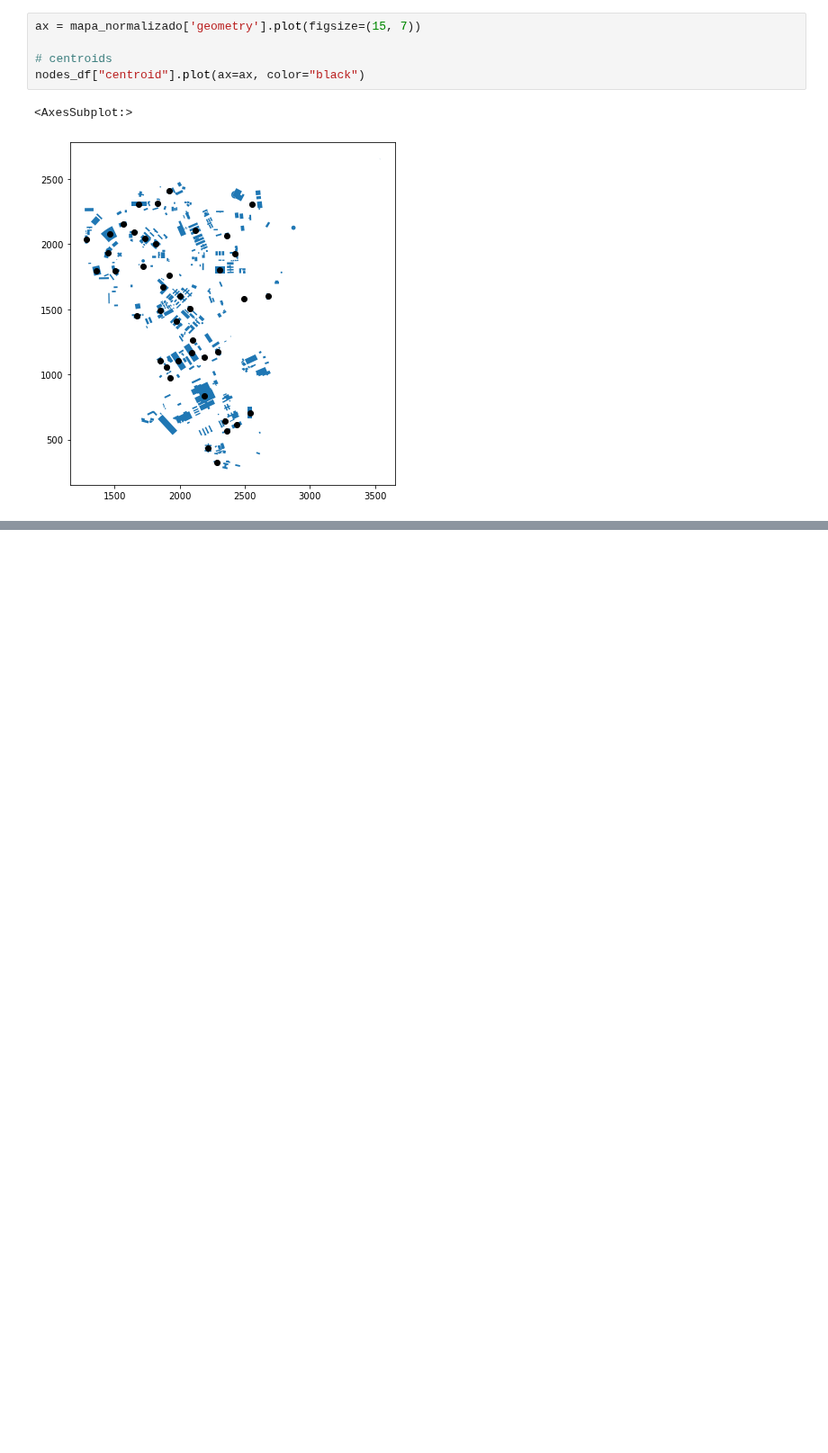
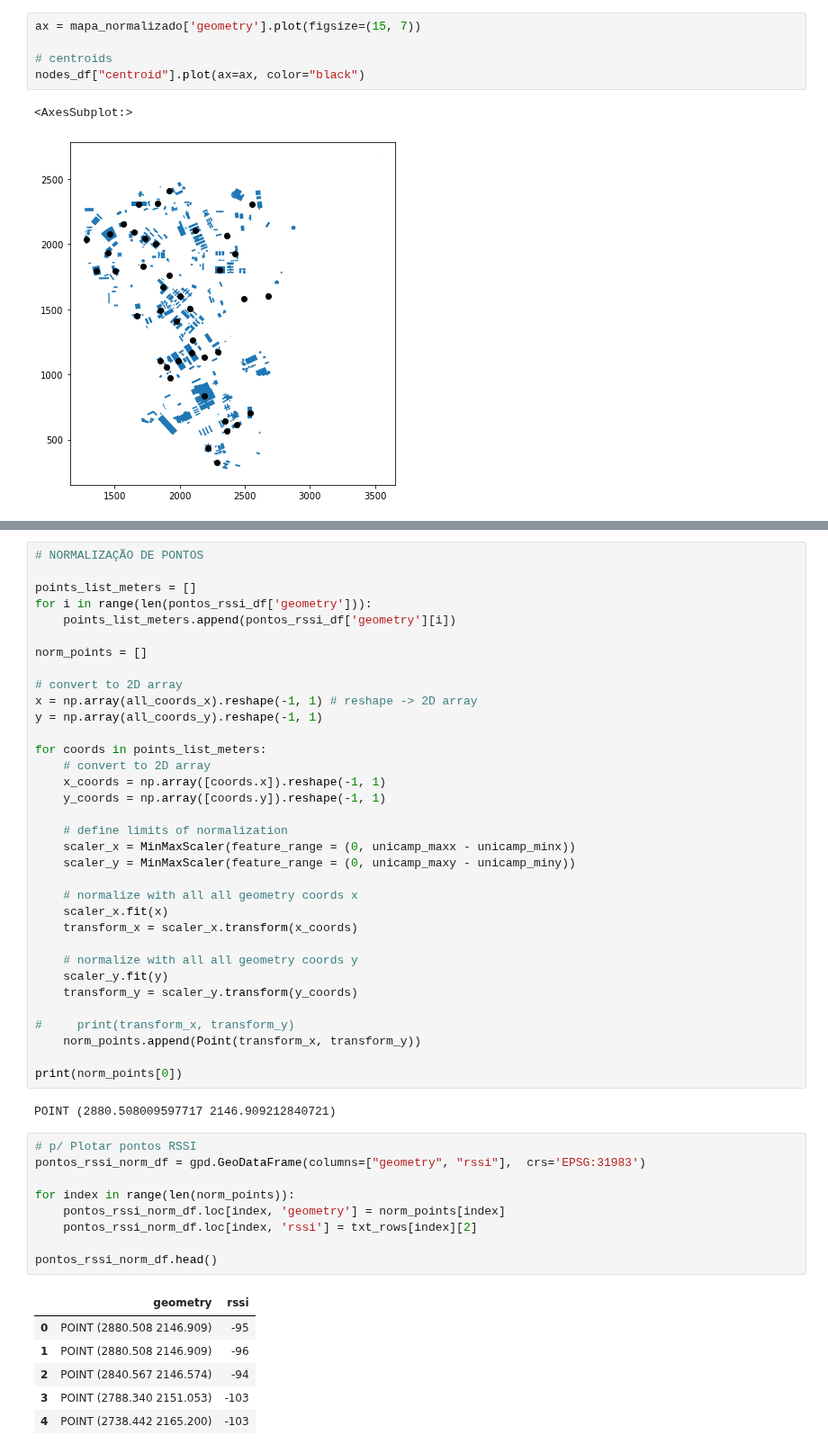
Before and after one commit to wasp-lahis/ns3-bmap, a Jupyter notebook: NS3/obstacle_exp/create-unicamp-datasets.ipynb, the cells around one changed output, grey strips where cells are left out. Shown at 90% size. Saved outputs shown, nothing was run; the diff lists cells and outputs as text; blank space fills up the shorter version.

```diff
--- a/NS3/obstacle_exp/create-unicamp-datasets.ipynb
+++ b/NS3/obstacle_exp/create-unicamp-datasets.ipynb
@@ -1433,0 +1541,52 @@ nodes_df["centroid"].plot(ax=ax, color="black")
+# %%
+# NORMALIZAÇÃO DE PONTOS
+
+points_list_meters = []
+for i in range(len(pontos_rssi_df['geometry'])):
+    points_list_meters.append(pontos_rssi_df['geometry'][i])
+
+norm_points = []
+
+# convert to 2D array
+x = np.array(all_coords_x).reshape(-1, 1) # reshape -> 2D array
+y = np.array(all_coords_y).reshape(-1, 1)
+
+for coords in points_list_meters:
+    # convert to 2D array
+    x_coords = np.array([coords.x]).reshape(-1, 1)
+    y_coords = np.array([coords.y]).reshape(-1, 1)
+
+    # define limits of normalization
+    scaler_x = MinMaxScaler(feature_range = (0, unicamp_maxx - unicamp_minx))
+    scaler_y = MinMaxScaler(feature_range = (0, unicamp_maxy - unicamp_miny))
+
+    # normalize with all all geometry coords x
+    scaler_x.fit(x)
+    transform_x = scaler_x.transform(x_coords)
+
+    # normalize with all all geometry coords y
+    scaler_y.fit(y)
+    transform_y = scaler_y.transform(y_coords)
+
+#     print(transform_x, transform_y)
+    norm_points.append(Point(transform_x, transform_y))
+
+print(norm_points[0])
+# %% [output]
+POINT (2880.508009597717 2146.909212840721)
+# %%
+# p/ Plotar pontos RSSI
+pontos_rssi_norm_df = gpd.GeoDataFrame(columns=["geometry", "rssi"],  crs='EPSG:31983')
+
+for index in range(len(norm_points)):
+    pontos_rssi_norm_df.loc[index, 'geometry'] = norm_points[index]
+    pontos_rssi_norm_df.loc[index, 'rssi'] = txt_rows[index][2]
+
+pontos_rssi_norm_df.head()
+# %% [output]
+|  | geometry | rssi |
+| 0 | POINT (2880.508 2146.909) | -95 |
+| 1 | POINT (2880.508 2146.909) | -96 |
+| 2 | POINT (2840.567 2146.574) | -94 |
+| 3 | POINT (2788.340 2151.053) | -103 |
+| 4 | POINT (2738.442 2165.200) | -103 |
```
Also changed, not shown: parts of 17 cells of this notebook, 7 other files.
